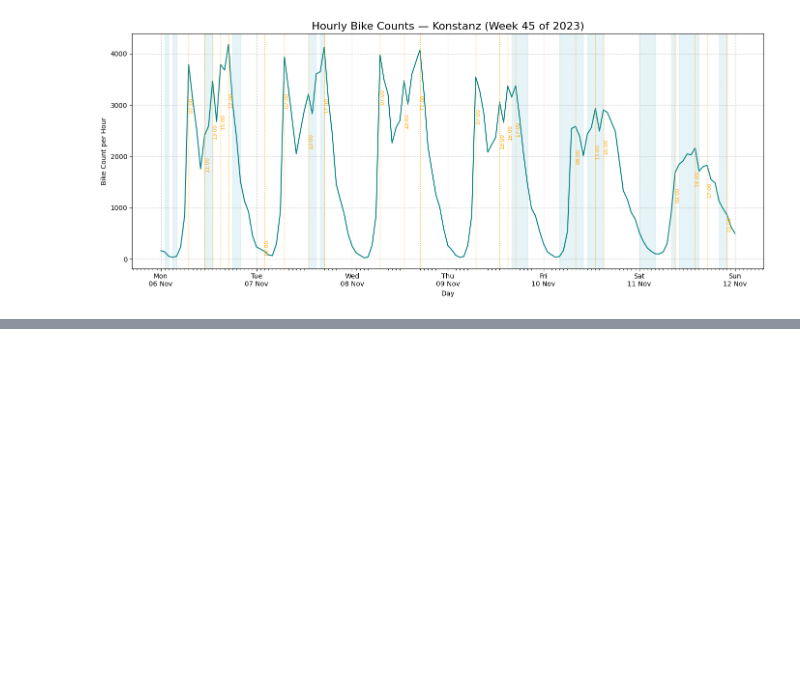
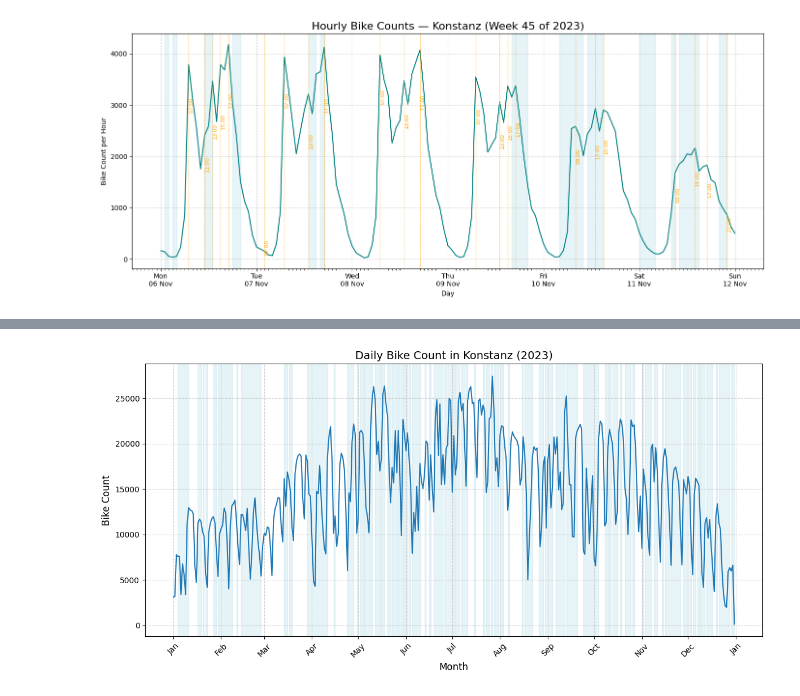
Before and after one commit to skessler01/data_literacy, a Jupyter notebook: notebooks/weather_data_exploration.ipynb, the cells around one changed output, grey strips where cells are left out. Drawn from its saved outputs; the diff is of its cells as text; code cells hidden in the pictures; blank space fills up the shorter version.

```diff
--- a/notebooks/weather_data_exploration.ipynb
+++ b/notebooks/weather_data_exploration.ipynb
@@ -307,0 +307,18 @@ P(high | actual no rain) = 0.2558173356602676
+# %%
+start_date,end_date = year_start_end(2022)
+locations = ["Stadt Konstanz"]
+year_data = filter_location_and_time(data, locations, start_date, end_date)
+weather_data = get_weather_data(start_date, end_date, longitude, latitude, False)
+full_data = merge_bike_weather(year_data, weather_data)
+full_data['timestamp'] = pd.to_datetime(full_data['timestamp'], utc=True)
+full_data['timestamp_local'] = full_data['timestamp'].dt.tz_convert('Europe/Berlin')
+full_data['date'] = full_data['timestamp_local'].dt.date
+
+daily = full_data.groupby('date').agg({
+    'zählstand': 'sum',
+    'rain': 'max',       # True if any row has True
+    'snowfall': 'max'    # True if any row has True
+}).reset_index()
+
+print(daily.head())
+print(daily.tail())
@@ -307,0 +338,38 @@ P(high | actual no rain) = 0.2558173356602676
+# %%
+plt.figure(figsize=(12, 6))
+plt.plot(daily['date'], daily['zählstand'])
+ax = plt.gca()
+
+in_weather = False
+start_time = None
+
+for i, row in daily.iterrows():
+    if row['rain'] or row['snowfall']:
+        if not in_weather:
+            # Start of a rainy/snowy period
+            start_time = row['date']
+            in_weather = True
+    else:
+        if in_weather:
+            # End of a rainy/snowy period
+            end_time = row['date']
+            ax.axvspan(start_time, end_time, color='lightblue', alpha=0.3)
+            in_weather = False
+
+# Catch if the last row is still in a rainy/snowy period
+if in_weather:
+    ax.axvspan(start_time, daily['date'].iloc[-1], color='lightblue', alpha=0.3)
+
+
+ax.xaxis.set_major_locator(mdates.MonthLocator())  # one tick per month
+ax.xaxis.set_major_formatter(mdates.DateFormatter('%b'))
+
+plt.title("Daily Bike Count in Konstanz (" + str(year) + ")", fontsize=14)
+plt.xlabel("Month", fontsize=12)
+plt.ylabel("Bike Count", fontsize=12)
+plt.grid(True, linestyle='--', alpha=0.6)
+plt.xticks(rotation=45)
+plt.tight_layout()
+plt.show()
+# %% [output]
+[figure, added]
```
Also changed, not shown: parts of 6 cells of this notebook, 1 other file.
